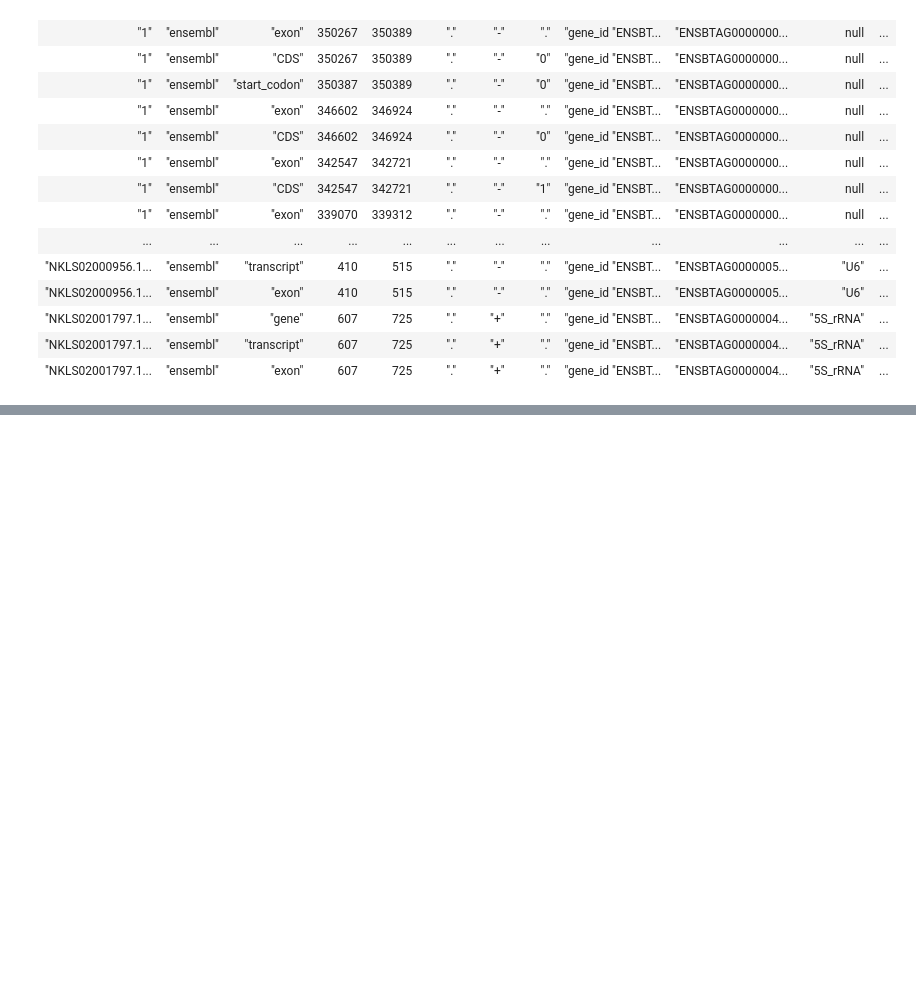
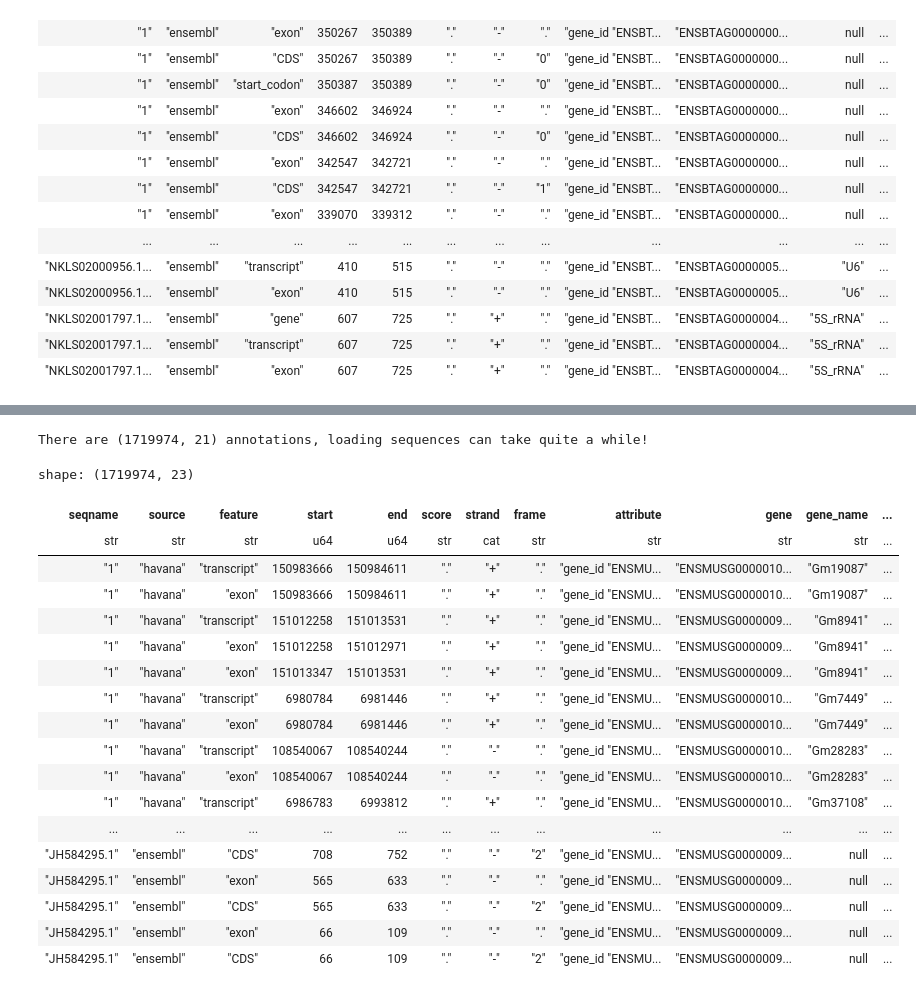
Before and after one commit to antonkulaga/genotations, a Jupyter notebook: examples/explore_mouse.ipynb, the cells around one changed output, grey strips where cells are left out. Drawn from its saved outputs; the diff is of its cells as text; code cells hidden in the pictures; blank space fills up the shorter version.

Commit message:
adding sequences

```diff
--- a/examples/explore_mouse.ipynb
+++ b/examples/explore_mouse.ipynb
@@ -26,3 +27,7 @@ else:
 %autoreload 2
 # %% [output]
 [PosixPath('/home/antonkulaga/genotations/genotations'), '/home/antonkulaga/genotations/examples/..', '/home/antonkulaga/.local/share/JetBrains/Toolbox/apps/IDEA-U/ch-0/223.7571.182.plugins/python/hel ...
+# %%
+examples = base / "examples"
+data = examples / "data"
+tprint(data)
@@ -239,0 +258,3 @@ cow1.annotations.with_gene_name_contains("FOXO1").genes_visual(cow1.genome)[0].p
+# %%
+expressions = pl.read_parquet(str(data / "PRJNA543661_transcripts.parquet"))
+expressions
@@ -239,0 +281,24 @@ cow1.annotations.with_gene_name_contains("FOXO1").genes_visual(cow1.genome)[0].p
+# %%
+expressions_ext = mouse.annotations.extend_with_annotations_and_sequences(expressions, mouse.genome)
+expressions_ext
+# %% [output]
+There are (1719974, 21) annotations, loading sequences can take quite a while!
+shape: (1719974, 23)
+| seqname | source | feature | start | end | score | strand | frame | attribute | gene | gene_name | ... |
+| str | str | str | u64 | u64 | str | cat | str | str | str | str | ... |
+| "1" | "havana" | "transcript" | 150983666 | 150984611 | "." | "+" | "." | "gene_id "ENSMU... | "ENSMUSG0000010... | "Gm19087" | ... |
+| "1" | "havana" | "exon" | 150983666 | 150984611 | "." | "+" | "." | "gene_id "ENSMU... | "ENSMUSG0000010... | "Gm19087" | ... |
+| "1" | "havana" | "transcript" | 151012258 | 151013531 | "." | "+" | "." | "gene_id "ENSMU... | "ENSMUSG0000009... | "Gm8941" | ... |
+| "1" | "havana" | "exon" | 151012258 | 151012971 | "." | "+" | "." | "gene_id "ENSMU... | "ENSMUSG0000009... | "Gm8941" | ... |
+| "1" | "havana" | "exon" | 151013347 | 151013531 | "." | "+" | "." | "gene_id "ENSMU... | "ENSMUSG0000009... | "Gm8941" | ... |
+| "1" | "havana" | "transcript" | 6980784 | 6981446 | "." | "+" | "." | "gene_id "ENSMU... | "ENSMUSG0000010... | "Gm7449" | ... |
+| "1" | "havana" | "exon" | 6980784 | 6981446 | "." | "+" | "." | "gene_id "ENSMU... | "ENSMUSG0000010... | "Gm7449" | ... |
+| "1" | "havana" | "transcript" | 108540067 | 108540244 | "." | "-" | "." | "gene_id "ENSMU... | "ENSMUSG0000010... | "Gm28283" | ... |
+| "1" | "havana" | "exon" | 108540067 | 108540244 | "." | "-" | "." | "gene_id "ENSMU... | "ENSMUSG0000010... | "Gm28283" | ... |
+| "1" | "havana" | "transcript" | 6986783 | 6993812 | "." | "+" | "." | "gene_id "ENSMU... | "ENSMUSG0000010... | "Gm37108" | ... |
+| ... | ... | ... | ... | ... | ... | ... | ... | ... | ... | ... | ... |
+| "JH584295.1" | "ensembl" | "CDS" | 708 | 752 | "." | "-" | "2" | "gene_id "ENSMU... | "ENSMUSG0000009... | null | ... |
+| "JH584295.1" | "ensembl" | "exon" | 565 | 633 | "." | "-" | "." | "gene_id "ENSMU... | "ENSMUSG0000009... | null | ... |
+| "JH584295.1" | "ensembl" | "CDS" | 565 | 633 | "." | "-" | "2" | "gene_id "ENSMU... | "ENSMUSG0000009... | null | ... |
+| "JH584295.1" | "ensembl" | "exon" | 66 | 109 | "." | "-" | "." | "gene_id "ENSMU... | "ENSMUSG0000009... | null | ... |
+| "JH584295.1" | "ensembl" | "CDS" | 66 | 109 | "." | "-" | "2" | "gene_id "ENSMU... | "ENSMUSG0000009... | null | ... |
```
Also changed, not shown: parts of 13 cells of this notebook, 3 other files.
